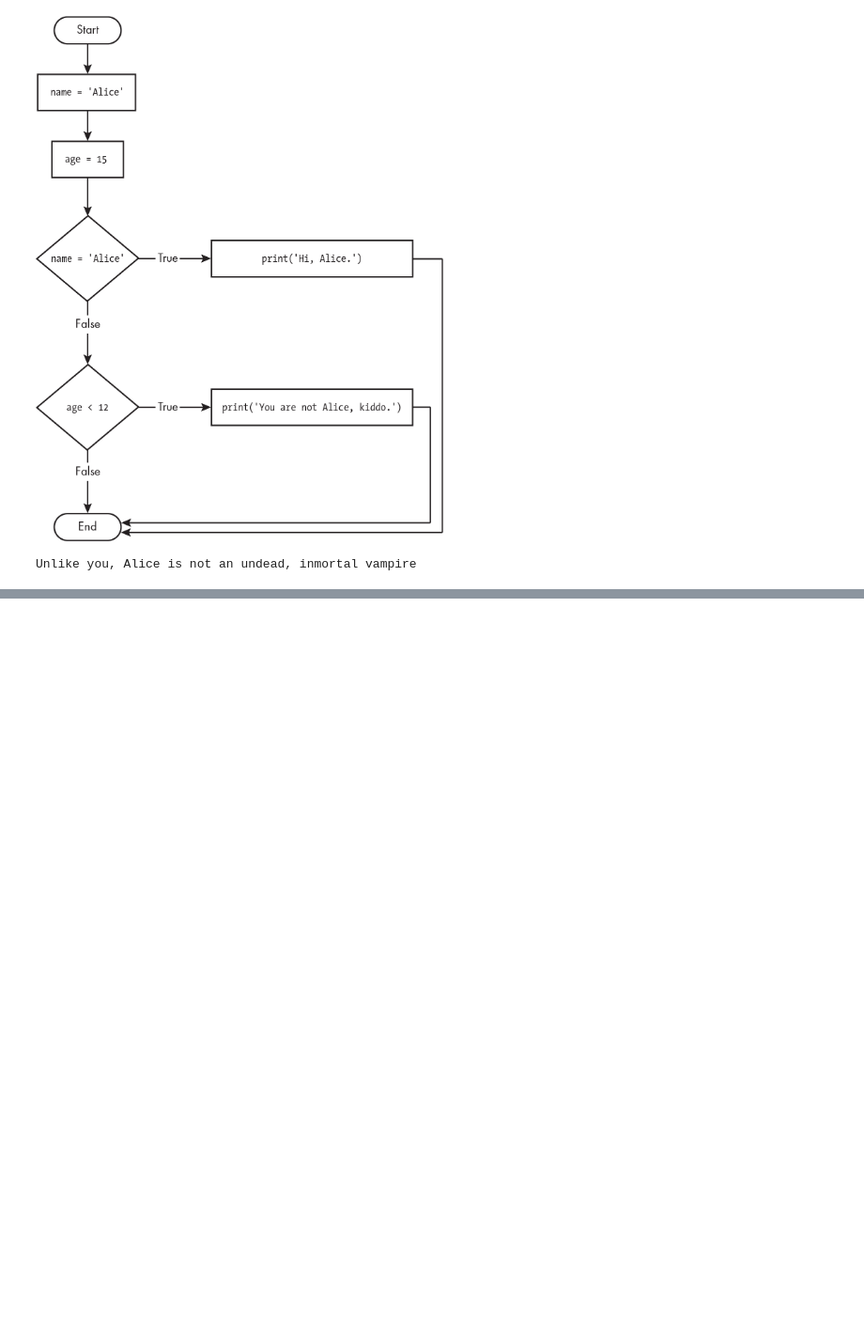
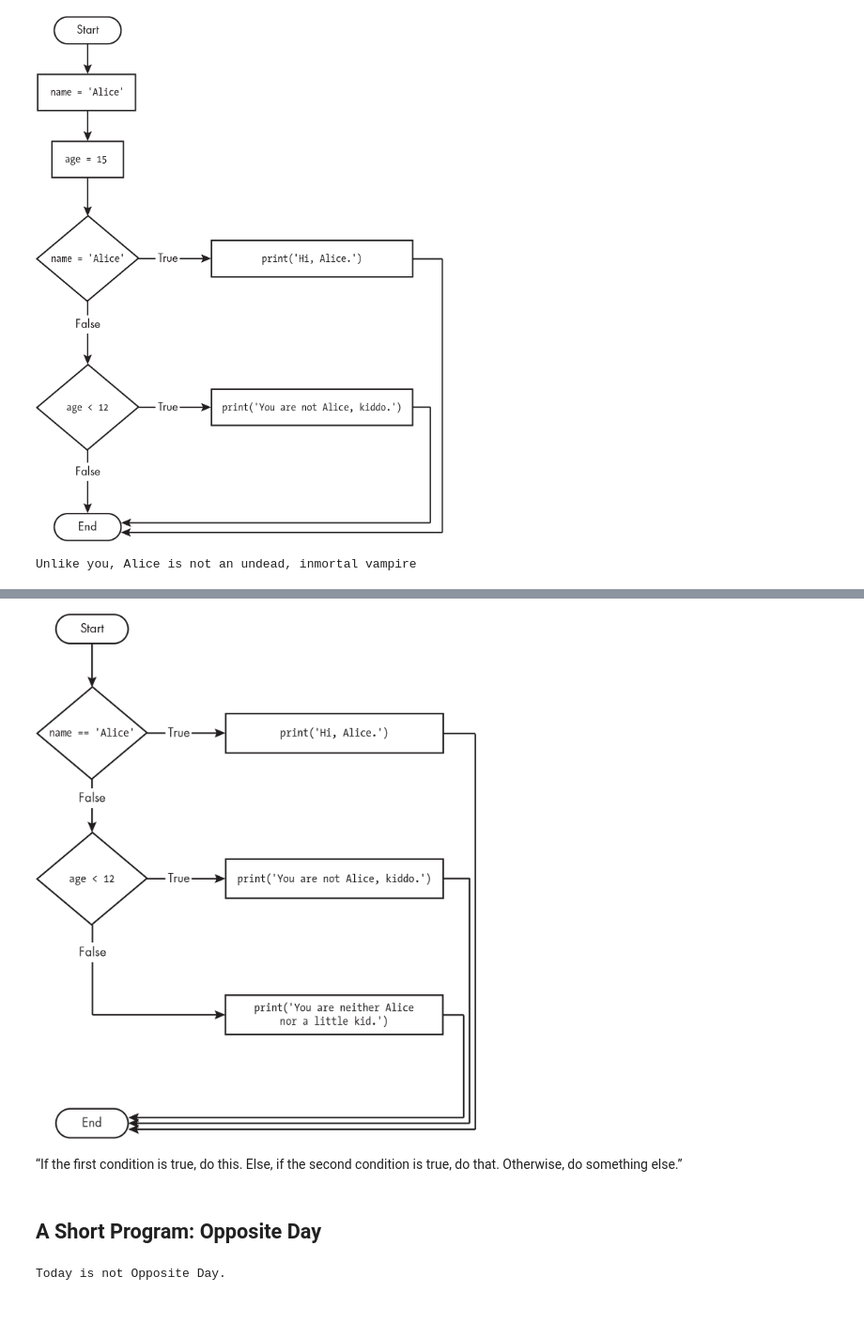
Before and after one commit to acamposla/learning_automate_boring_stuff, a Jupyter notebook: part1_IF-ELSE AND FLOW CONTROL/part1-01-if_else.ipynb, the cells around one changed output, grey strips where cells are left out. Shown at 94% size. Drawn from its saved outputs; the diff is of its cells as text; code cells hidden in the pictures; blank space fills up the shorter version.

```diff
--- a/part1_IF-ELSE AND FLOW CONTROL/part1-01-if_else.ipynb
+++ b/part1_IF-ELSE AND FLOW CONTROL/part1-01-if_else.ipynb
@@ -145,0 +187,36 @@ Unlike you, Alice is not an undead, inmortal vampire
+# %%
+Image("Figure2-7.jpg")
+# %% [output]
+[figure, added]
+# %% [markdown]
+“If the first condition is true, do this. Else, if the second condition is true, do that. Otherwise, do something else.”
+# %% [markdown]
+## A Short Program: Opposite Day
+# %%
+# oppositeday.py
+
+today_is_opposite_day = True
+
+# Set say_it_is_opposite_day based on today_is_opposite_day:
+
+if today_is_opposite_day == True:
+    say_it_is_opposite_day = True
+
+else:
+    say_it_is_opposite_day = False
+
+# If it is oppositve day, toggle say_it_is_opposite_day:
+
+if today_is_opposite_day == True:
+    say_it_is_opposite_day = not say_it_is_opposite_day #  toggles (that is, sets to the opposite Boolean value) the variable
+
+
+# Say what day it is:
+if say_it_is_opposite_day == True:
+    print("Today is Opposite Day.")
+else:
+    print("Today is not Opposite Day. ")
+# %% [output]
+Today is not Opposite Day.
+# %% [markdown]
+#
```
Also changed, not shown: parts of 7 cells of this notebook.
